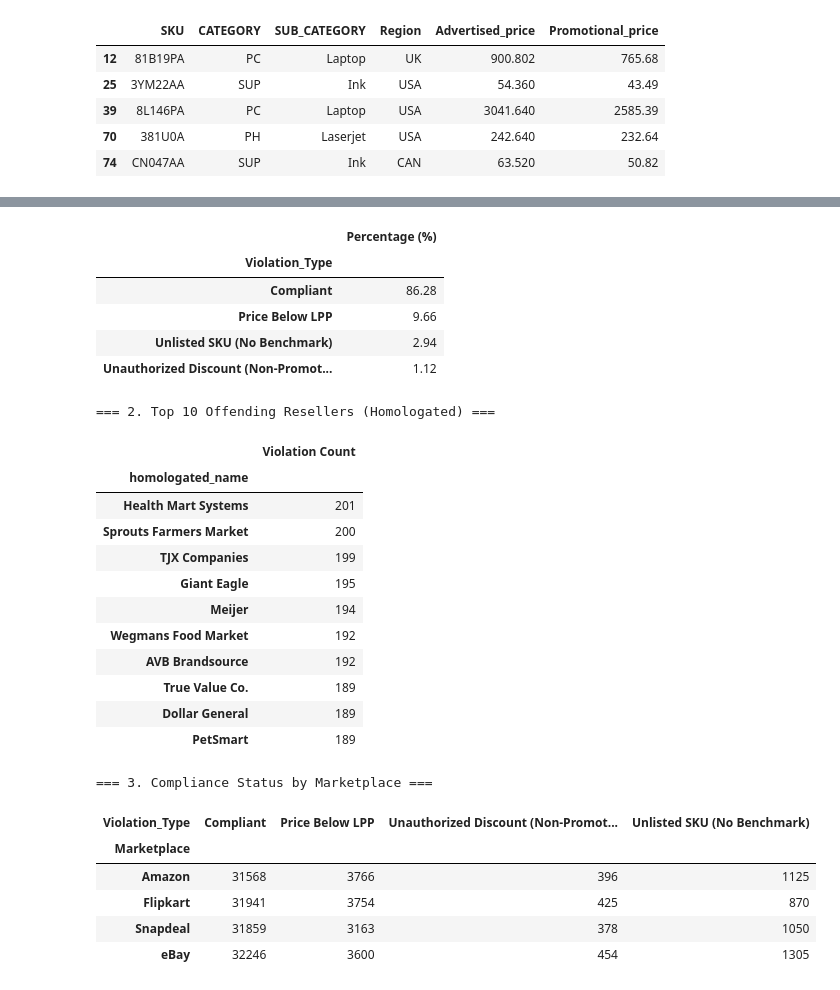
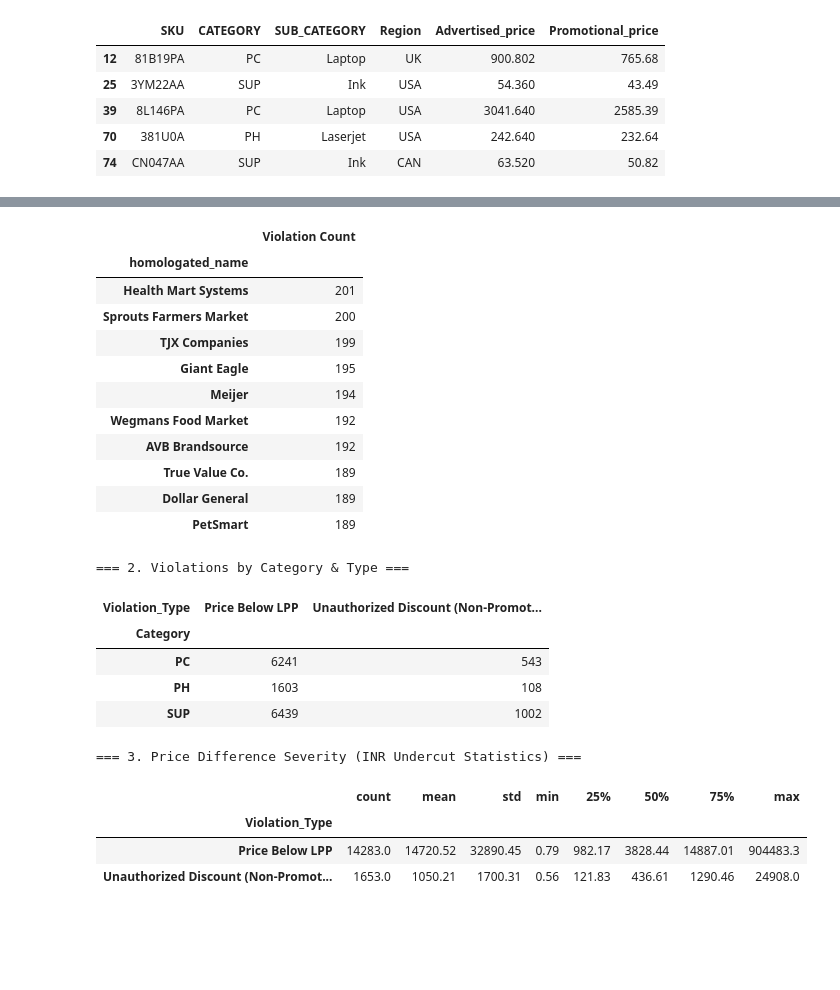
Before and after one commit to deringirish/map-data-analysis-project, a Jupyter notebook: src/notebooks/02_price_monitoring.ipynb, the cells around one changed output, grey strips where cells are left out. Cells and saved outputs as stored; diff of their text form; code cells hidden in the pictures; blank space fills up the shorter version.

Commit message:
feat(monitoring): decouple into price_monitoring_table (14 cols) and dedicated violation_table (18 cols)

```diff
--- a/src/notebooks/02_price_monitoring.ipynb
+++ b/src/notebooks/02_price_monitoring.ipynb
@@ -52,7 +61,7 @@ import pandas as pd
 import numpy as np
 
 # Configure display options
-pd.set_option('display.max_columns', 20)
+pd.set_option('display.max_columns', 25)
 pd.set_option('display.width', 1000)
 
 # Project paths setup
@@ -101,6 +111,7 @@ seller_df = pd.read_csv(DB_TABLES_DIR / 'seller_table.csv')
 seller_map_df = pd.read_csv(DB_TABLES_DIR / 'seller_mapping_table.csv')
 cat_map_df = pd.read_csv(DB_TABLES_DIR / 'category_mapping_table.csv')
 price_list_df = pd.read_csv(DB_TABLES_DIR / 'price_list_table.csv')
+prom_tab_df = pd.read_csv(DB_TABLES_DIR / 'promotion_table.csv')
 
 # Load intermediate promotion governance files
 promotional_skus_df = pd.read_csv(INTERMEDIATE_DIR / 'promotional_skus.csv')
@@ -114,6 +125,7 @@ print(f"- Seller Feed Rows:            {len(seller_df):,}")
 print(f"- Seller Mappings:             {len(seller_map_df):,}")
 print(f"- Category Mappings:           {len(cat_map_df):,}")
 print(f"- Price List Entries:          {len(price_list_df):,}")
+print(f"- Promotion Table Rows:        {len(prom_tab_df):,}")
 print(f"- Authorized Promotional SKUs: {len(authorized_promotional_skus):,}")
 # %% [output]
 === Ingestion Summary ===
@@ -162,6 +175,14 @@ merged_df = merged_df.merge(
     how='left'
 )
 
+# Left join with promotion table for Q4 promotion descriptions
+q4_promo = prom_tab_df[prom_tab_df['SEASON'] == ACTIVE_SEASON][['SKU', 'PROMOTION']].drop_duplicates(subset=['SKU'])
+merged_df = merged_df.merge(
+    q4_promo,
+    on='SKU',
+    how='left'
+)
+
 # Currency Normalization Engine
 merged_df['FX_Rate'] = merged_df['Region'].map(FX_RATES).fillna(1.0)
 merged_df['Advertised_price_INR'] = np.round(merged_df['Advertised_price'] * merged_df['FX_Rate'], 2)
@@ -385,14 +408,12 @@ Columns Schema:
 # %%
-print("=== 1. Channel Compliance Rate ===")
-health_stats = price_monitoring_table['Violation_Type'].value_counts(normalize=True) * 100
-display(health_stats.to_frame('Percentage (%)').round(2))
-
-print("\n=== 2. Top 10 Offending Resellers (Homologated) ===")
-violations_only = price_monitoring_table[price_monitoring_table['Violation_Type'].isin(['Price Below LPP', 'Unauthorized Discount (Non-Promotional SKU)'])]
-top_sellers = violations_only['homologated_name'].value_counts().head(10)
+print("=== 1. Top 10 Offending Resellers (Homologated) ===")
+top_sellers = violation_table['homologated_name'].value_counts().head(10)
 display(top_sellers.to_frame('Violation Count'))
 
-print("\n=== 3. Compliance Status by Marketplace ===")
-mkt_status = price_monitoring_table.groupby(['Marketplace', 'Violation_Type'])['SKU'].count().unstack(fill_value=0)
-display(mkt_status)
+print("\n=== 2. Violations by Category & Type ===")
+cat_summary = violation_table.groupby(['Category', 'Violation_Type'])['SKU'].count().unstack(fill_value=0)
+display(cat_summary)
+
+print("\n=== 3. Price Difference Severity (INR Undercut Statistics) ===")
+display(violation_table.groupby('Violation_Type')['Price_Difference'].describe().round(2))
 # %% [output]
@@ -400,28 +421,25 @@ display(mkt_status)
-|  | Percentage (%) |
-| Violation_Type |  |
-| Compliant | 86.28 |
-| Price Below LPP | 9.66 |
-| Unlisted SKU (No Benchmark) | 2.94 |
-| Unauthorized Discount (Non-Promot... | 1.12 |
+|  | Violation Count |
+| homologated_name |  |
+| Health Mart Systems | 201 |
+| Sprouts Farmers Market | 200 |
+| TJX Companies | 199 |
+| Giant Eagle | 195 |
+| Meijer | 194 |
+| Wegmans Food Market | 192 |
+| AVB Brandsource | 192 |
+| True Value Co. | 189 |
+| Dollar General | 189 |
+| PetSmart | 189 |
-=== 2. Top 10 Offending Resellers (Homologated) ===
+=== 2. Violations by Category & Type ===
-|  | Violation Count |
-| homologated_name |  |
-| Health Mart Systems | 201 |
-| Sprouts Farmers Market | 200 |
-| TJX Companies | 199 |
-| Giant Eagle | 195 |
-| Meijer | 194 |
-| Wegmans Food Market | 192 |
-| AVB Brandsource | 192 |
-| True Value Co. | 189 |
-| Dollar General | 189 |
-| PetSmart | 189 |
+| Violation_Type | Price Below LPP | Unauthorized Discount (Non-Promot... |
+| Category |  |  |
+| PC | 6241 | 543 |
+| PH | 1603 | 108 |
+| SUP | 6439 | 1002 |
-=== 3. Compliance Status by Marketplace ===
+=== 3. Price Difference Severity (INR Undercut Statistics) ===
-| Violation_Type | Compliant | Price Below LPP | Unauthorized Discount (Non-Promot... | Unlisted SKU (No Benchmark) |
-| Marketplace |  |  |  |  |
-| Amazon | 31568 | 3766 | 396 | 1125 |
-| Flipkart | 31941 | 3754 | 425 | 870 |
-| Snapdeal | 31859 | 3163 | 378 | 1050 |
-| eBay | 32246 | 3600 | 454 | 1305 |
+|  | count | mean | std | min | 25% | 50% | 75% | max |
+| Violation_Type |  |  |  |  |  |  |  |  |
+| Price Below LPP | 14283.0 | 14720.52 | 32890.45 | 0.79 | 982.17 | 3828.44 | 14887.01 | 904483.3 |
+| Unauthorized Discount (Non-Promot... | 1653.0 | 1050.21 | 1700.31 | 0.56 | 121.83 | 436.61 | 1290.46 | 24908.0 |
 # %% [markdown]
 ### 9. Export to Database Tables
```
Also changed, not shown: parts of 15 cells of this notebook, 2 other files.
